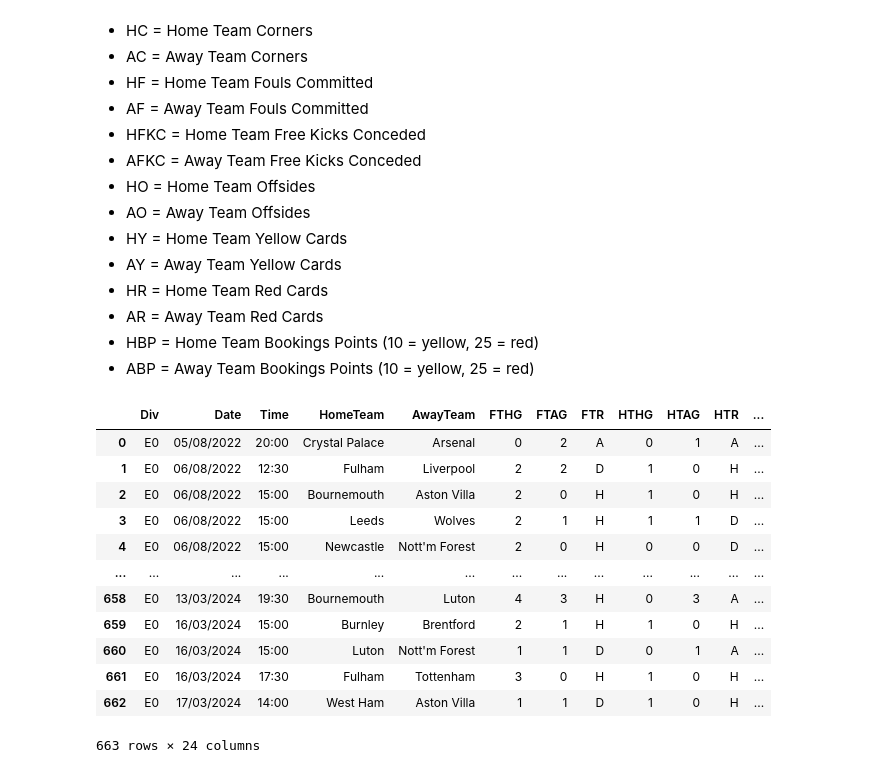
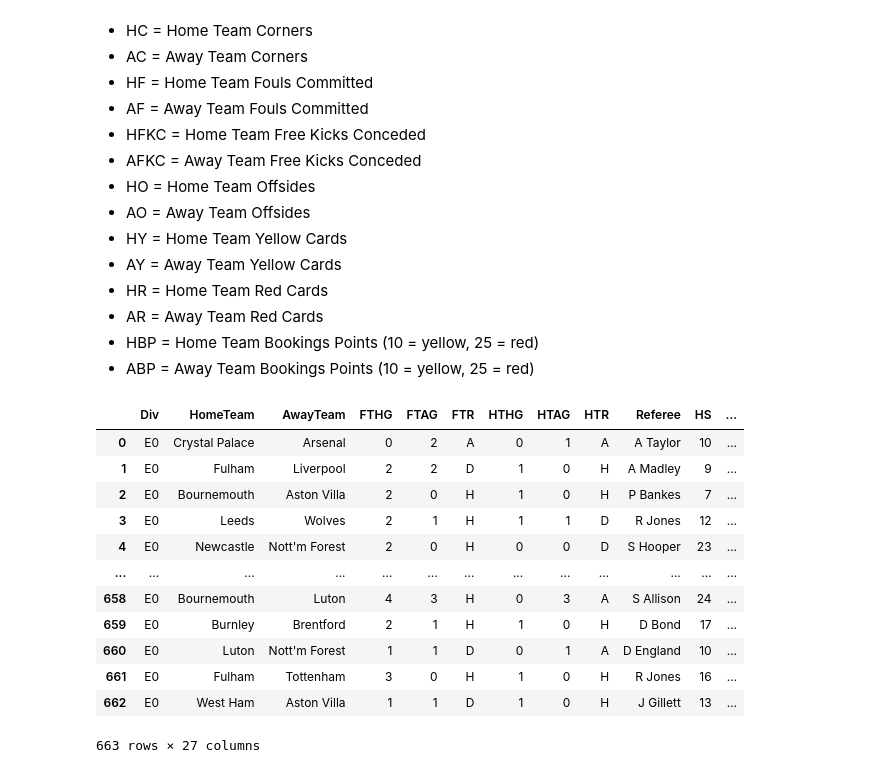
Before and after one commit to adilsaid64/bayesian-football-match-prediction, a Jupyter notebook: data-prep.ipynb, the cells around one changed output. Drawn from its saved outputs; the diff is of its cells as text; code cells hidden in the pictures.

```diff
--- a/data-prep.ipynb
+++ b/data-prep.ipynb
@@ -54,21 +54,28 @@ df
 - AR = Away Team Red Cards
 - HBP = Home Team Bookings Points (10 = yellow, 25 = red)
 - ABP = Away Team Bookings Points (10 = yellow, 25 = red)
-# %%
-df = df[df.columns[:24]]
-df
-# %% [output]
-|  | Div | Date | Time | HomeTeam | AwayTeam | FTHG | FTAG | FTR | HTHG | HTAG | HTR | ... |
-| 0 | E0 | 05/08/2022 | 20:00 | Crystal Palace | Arsenal | 0 | 2 | A | 0 | 1 | A | ... |
-| 1 | E0 | 06/08/2022 | 12:30 | Fulham | Liverpool | 2 | 2 | D | 1 | 0 | H | ... |
-| 2 | E0 | 06/08/2022 | 15:00 | Bournemouth | Aston Villa | 2 | 0 | H | 1 | 0 | H | ... |
-| 3 | E0 | 06/08/2022 | 15:00 | Leeds | Wolves | 2 | 1 | H | 1 | 1 | D | ... |
-| 4 | E0 | 06/08/2022 | 15:00 | Newcastle | Nott'm Forest | 2 | 0 | H | 0 | 0 | D | ... |
-| ... | ... | ... | ... | ... | ... | ... | ... | ... | ... | ... | ... | ... |
-| 658 | E0 | 13/03/2024 | 19:30 | Bournemouth | Luton | 4 | 3 | H | 0 | 3 | A | ... |
-| 659 | E0 | 16/03/2024 | 15:00 | Burnley | Brentford | 2 | 1 | H | 1 | 0 | H | ... |
-| 660 | E0 | 16/03/2024 | 15:00 | Luton | Nott'm Forest | 1 | 1 | D | 0 | 1 | A | ... |
-| 661 | E0 | 16/03/2024 | 17:30 | Fulham | Tottenham | 3 | 0 | H | 1 | 0 | H | ... |
-| 662 | E0 | 17/03/2024 | 14:00 | West Ham | Aston Villa | 1 | 1 | D | 1 | 0 | H | ... |
-663 rows × 24 columns
+# %%
+df = df[df.columns[:24]].copy()
+df.loc[:,'Day'] = df['Date'].apply(lambda x:x.split('/')[0])
+df.loc[:,'Month'] = df['Date'].apply(lambda x:x.split('/')[1])
+df.loc[:,'Year'] = df['Date'].apply(lambda x:x.split('/')[2])
+df.loc[:,'Hour'] = df['Time'].apply(lambda x:x.split(":")[0])
+df.loc[:,'Min'] = df['Time'].apply(lambda x:x.split(":")[1])
+df = df.drop(columns = ['Date', 'Time'])
+df = df.sort_values(by= ['Year', 'Month', 'Day', 'Hour']).reset_index(drop = True)
+df
+# %% [output]
+|  | Div | HomeTeam | AwayTeam | FTHG | FTAG | FTR | HTHG | HTAG | HTR | Referee | HS | ... |
+| 0 | E0 | Crystal Palace | Arsenal | 0 | 2 | A | 0 | 1 | A | A Taylor | 10 | ... |
+| 1 | E0 | Fulham | Liverpool | 2 | 2 | D | 1 | 0 | H | A Madley | 9 | ... |
+| 2 | E0 | Bournemouth | Aston Villa | 2 | 0 | H | 1 | 0 | H | P Bankes | 7 | ... |
+| 3 | E0 | Leeds | Wolves | 2 | 1 | H | 1 | 1 | D | R Jones | 12 | ... |
+| 4 | E0 | Newcastle | Nott'm Forest | 2 | 0 | H | 0 | 0 | D | S Hooper | 23 | ... |
+| ... | ... | ... | ... | ... | ... | ... | ... | ... | ... | ... | ... | ... |
+| 658 | E0 | Bournemouth | Luton | 4 | 3 | H | 0 | 3 | A | S Allison | 24 | ... |
+| 659 | E0 | Burnley | Brentford | 2 | 1 | H | 1 | 0 | H | D Bond | 17 | ... |
+| 660 | E0 | Luton | Nott'm Forest | 1 | 1 | D | 0 | 1 | A | D England | 10 | ... |
+| 661 | E0 | Fulham | Tottenham | 3 | 0 | H | 1 | 0 | H | R Jones | 16 | ... |
+| 662 | E0 | West Ham | Aston Villa | 1 | 1 | D | 1 | 0 | H | J Gillett | 13 | ... |
+663 rows × 27 columns
 # %%
```
Also changed, not shown: parts of 17 cells of this notebook.
